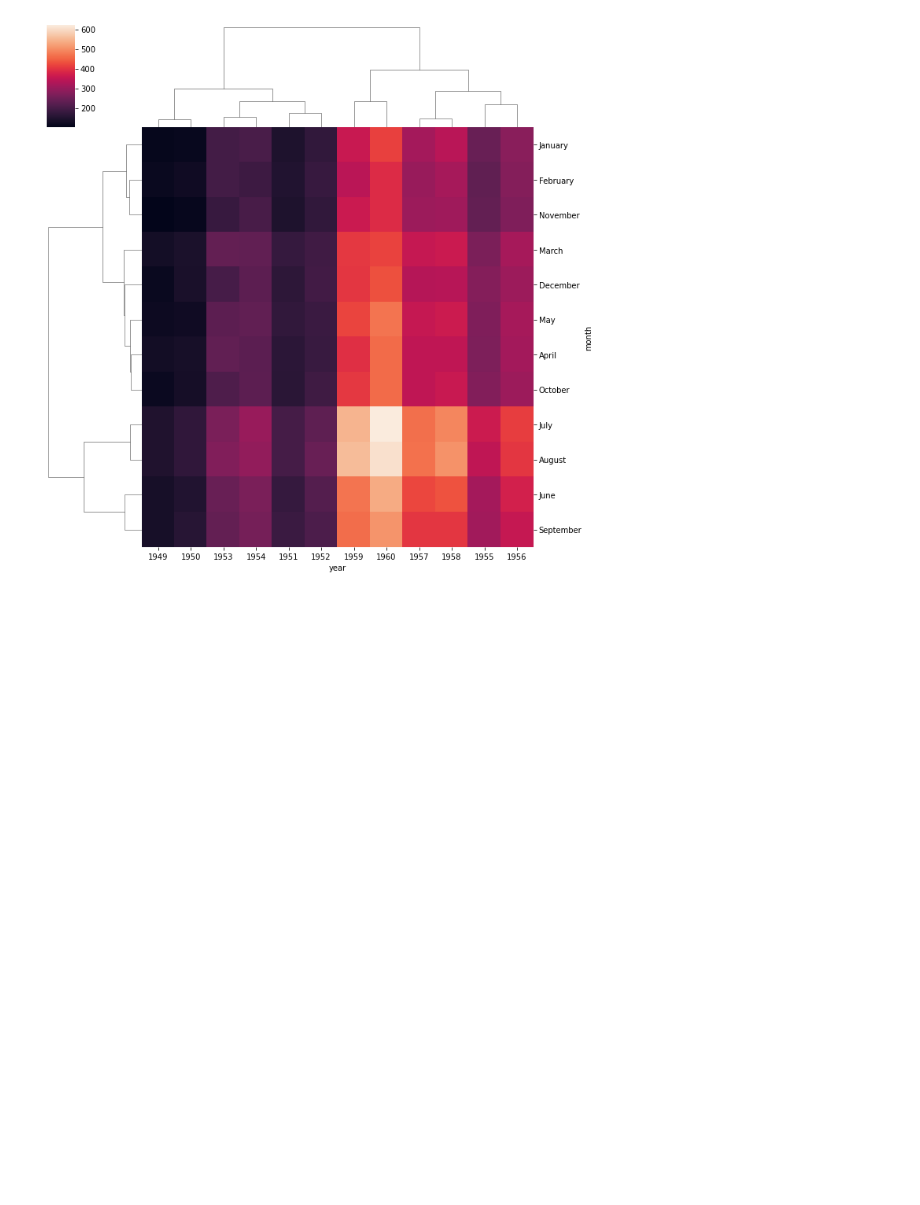
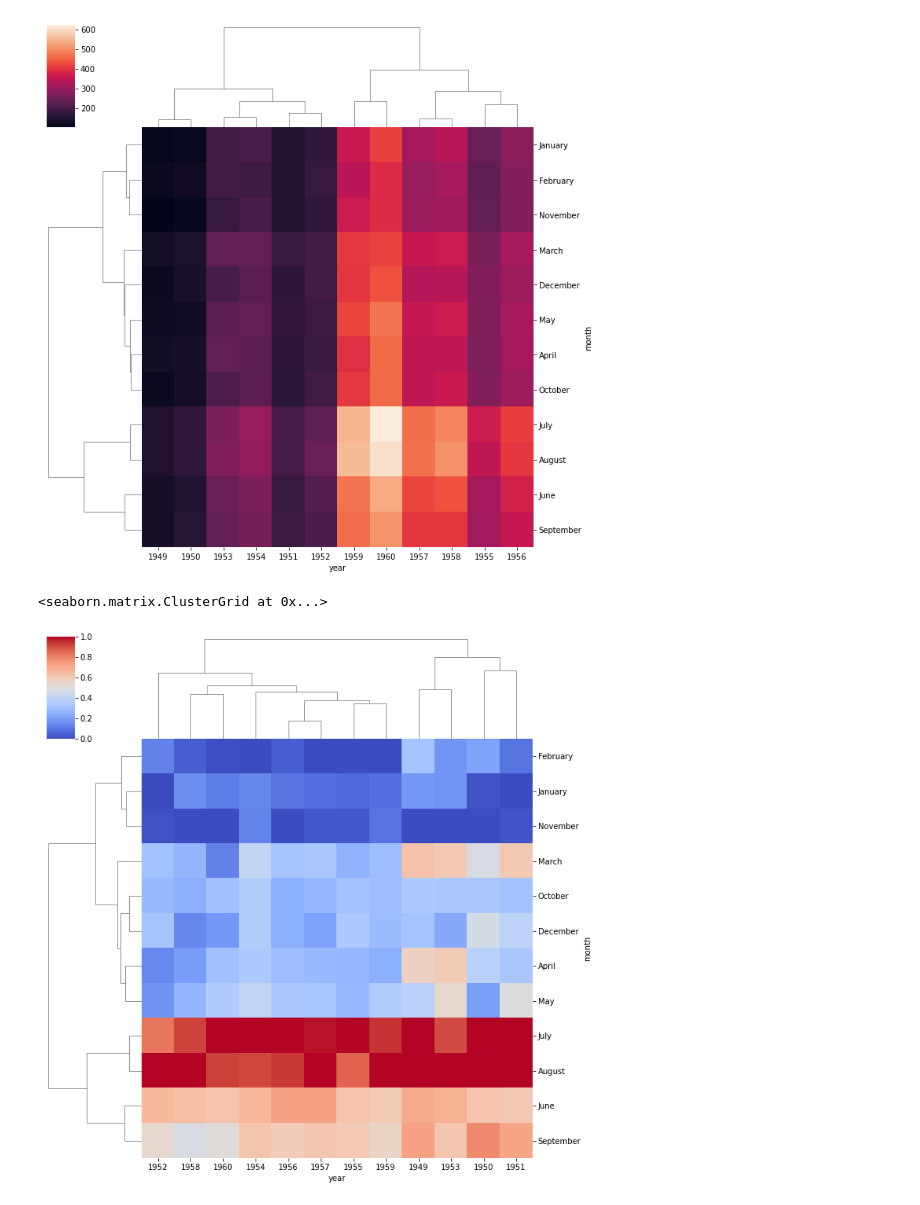
Before and after one commit to 0xbaha/python, a Jupyter notebook: catatan/catatan14.ipynb, the cells around one changed output. Cells and saved outputs as stored; diff of their text form; code cells hidden in the pictures; blank space fills up the shorter version.

```diff
--- a/catatan/catatan14.ipynb
+++ b/catatan/catatan14.ipynb
@@ -72,3 +72,8 @@ sns.clustermap(data)
 # %% [output]
 <seaborn.matrix.ClusterGrid at 0x...>
 [figure]
+# %%
+sns.clustermap(data,cmap='coolwarm',standard_scale=1)
+# %% [output]
+<seaborn.matrix.ClusterGrid at 0x...>
+[figure, added]
```
